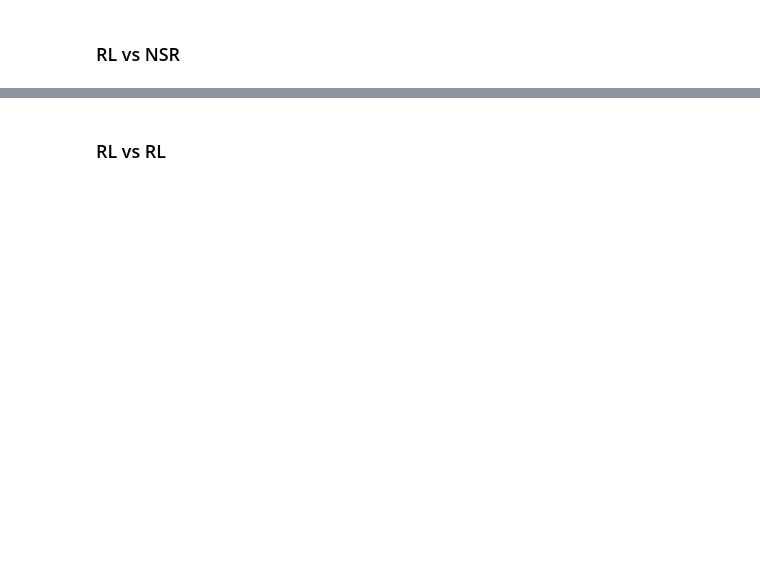
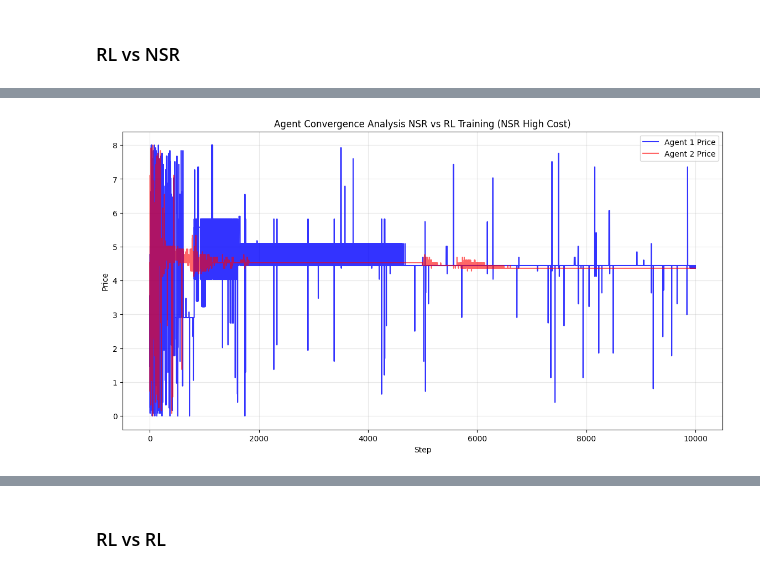
Before and after one commit to alan-w25/cis-6200-final, a Jupyter notebook: market_audit/notebooks/agent_agent_tests.ipynb, the cells around one changed output, grey strips where cells are left out. Saved outputs shown, nothing was run; the diff lists cells and outputs as text; code cells hidden in the pictures; blank space fills up the shorter version.

```diff
--- a/market_audit/notebooks/agent_agent_tests.ipynb
+++ b/market_audit/notebooks/agent_agent_tests.ipynb
@@ -106,0 +114,3 @@ plot_market_shares()
+# %%
+rl_nsr_tr = run_episode(env, rl_agent, nsr_2, label="NSR vs RL", train_mode=True)
+rl_nsr_ts = run_episode(env, rl_agent, nsr_2, label="NSR vs RL", train_mode=False)
@@ -106,0 +123,4 @@ plot_market_shares()
+# %%
+plot_generalized_convergence(rl_nsr_tr, env_config, title_suffix="NSR vs RL Training (NSR High Cost)", plot_br1 = False, plot_br2 = False)
+# %% [output]
+[figure, added]
```
Also changed, not shown: parts of 14 cells of this notebook.
